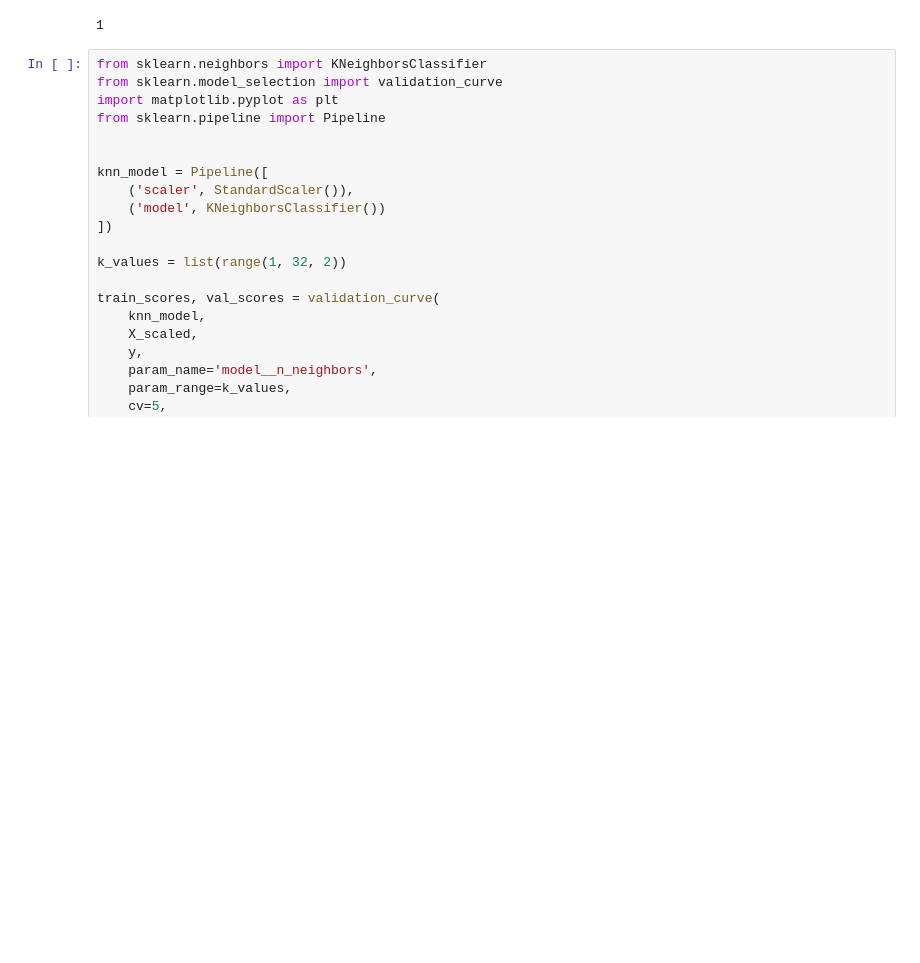
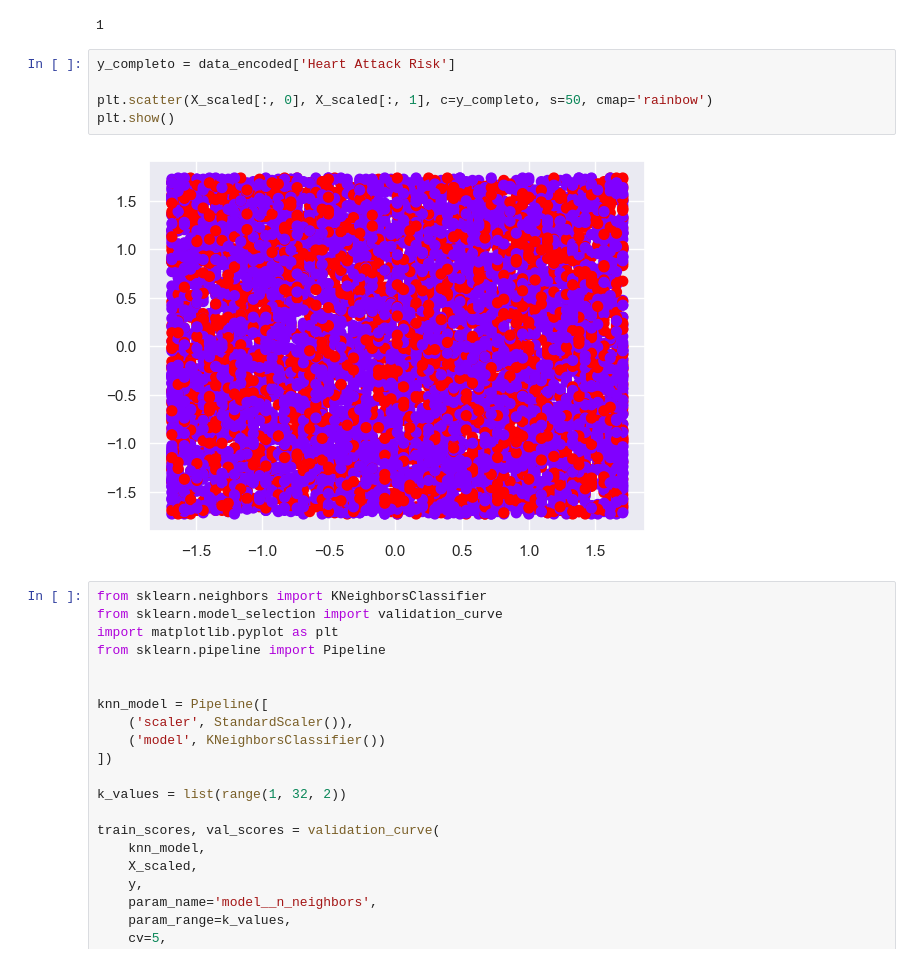
Before and after one commit to Rocafuerte330/6, a Jupyter notebook: solución6.ipynb, the cells around one changed output. Saved outputs shown, nothing was run; the diff lists cells and outputs as text; blank space fills up the shorter version.

```diff
--- a/solución6.ipynb
+++ b/solución6.ipynb
@@ -150,6 +150,13 @@ better_k = k[np.argmax(np.median(val_score, axis=1))]
 print(better_k)
 # %% [output]
 1
+# %%
+y_completo = data_encoded['Heart Attack Risk']
+
+plt.scatter(X_scaled[:, 0], X_scaled[:, 1], c=y_completo, s=50, cmap='rainbow')
+plt.show()
+# %% [output]
+[figure, added]
 # %%
 from sklearn.neighbors import KNeighborsClassifier
 from sklearn.model_selection import validation_curve
```
Also changed, not shown: parts of 1 cell of this notebook, 2 other files.
